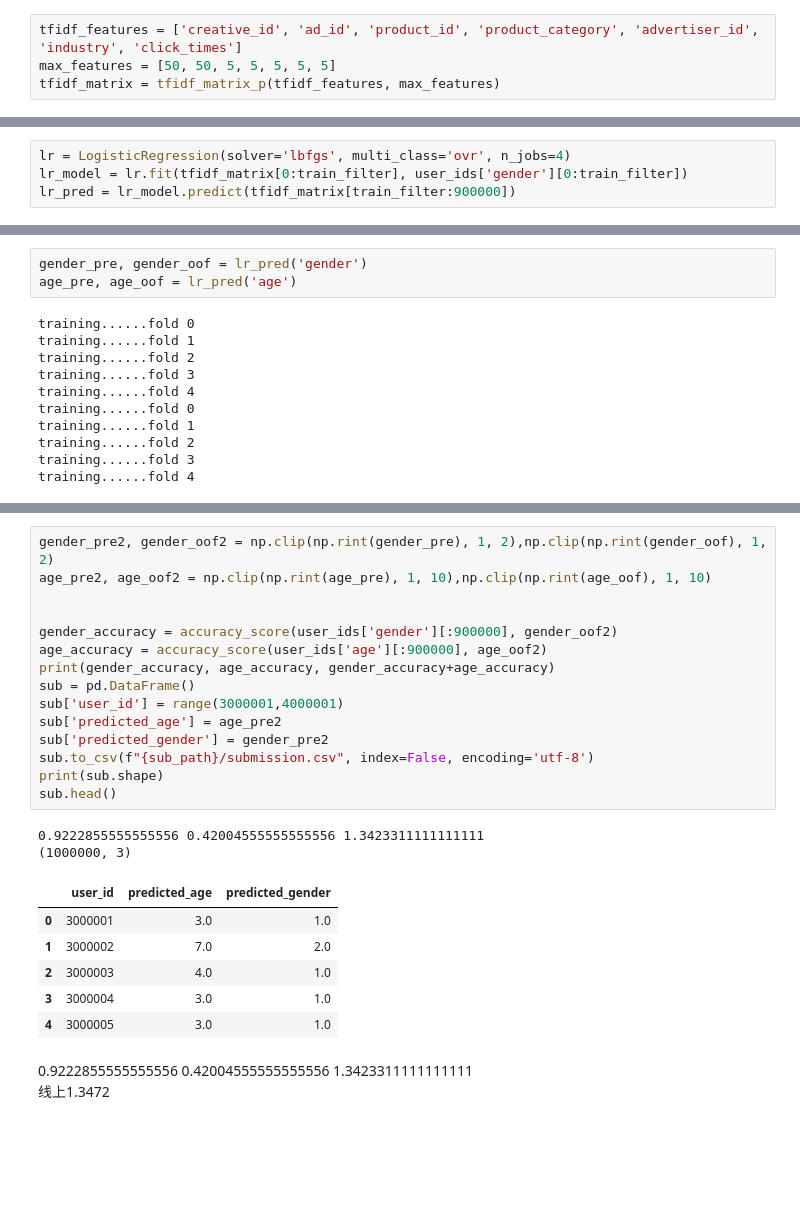
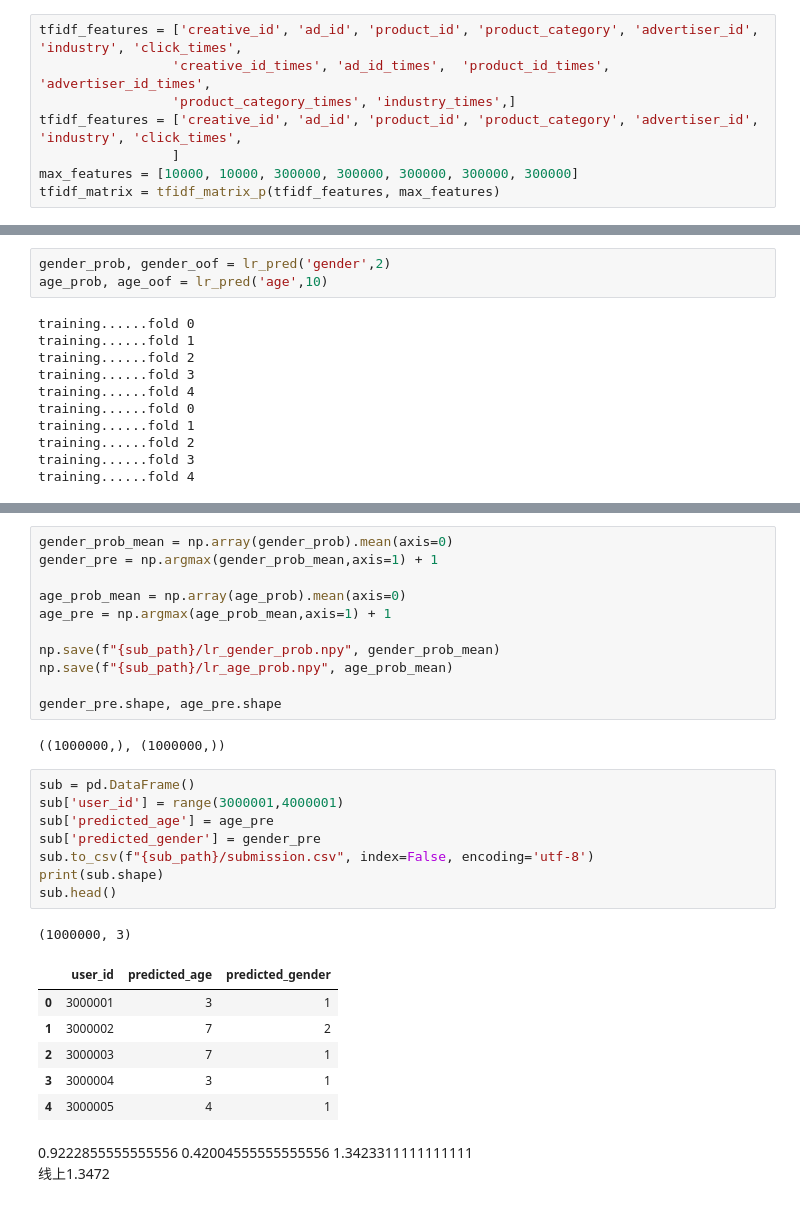
Before and after one commit to lhtlht/tencent2020, a Jupyter notebook: notebook/2_tfidf.ipynb, the cells around one changed output, grey strips where cells are left out. Saved outputs shown, nothing was run; the diff lists cells and outputs as text; blank space fills up the shorter version.

```diff
--- a/notebook/2_tfidf.ipynb
+++ b/notebook/2_tfidf.ipynb
@@ -77,7 +113,11 @@ def tfidf_matrix_p(features_list, min_dfs):
     print(f'tfidf matrix size:{tfidf_matrix.shape}')
     return tfidf_matrix
 # %%
-tfidf_features = ['creative_id', 'ad_id', 'product_id', 'product_category', 'advertiser_id', 'industry', 'click_times']
-max_features = [50, 50, 5, 5, 5, 5, 5]
+tfidf_features = ['creative_id', 'ad_id', 'product_id', 'product_category', 'advertiser_id', 'industry', 'click_times',
+                 'creative_id_times', 'ad_id_times',  'product_id_times', 'advertiser_id_times',
+                 'product_category_times', 'industry_times',]
+tfidf_features = ['creative_id', 'ad_id', 'product_id', 'product_category', 'advertiser_id', 'industry', 'click_times',
+                 ]
+max_features = [10000, 10000, 300000, 300000, 300000, 300000, 300000]
 tfidf_matrix = tfidf_matrix_p(tfidf_features, max_features)
 # %% [output]
@@ -200,7 +147,3 @@ else:
 
 
 0.91127 0.38208 1.29335
-# %%
-lr = LogisticRegression(solver='lbfgs', multi_class='ovr', n_jobs=4)
-lr_model = lr.fit(tfidf_matrix[0:train_filter], user_ids['gender'][0:train_filter])
-lr_pred = lr_model.predict(tfidf_matrix[train_filter:900000])
@@ -281,6 +196,6 @@ def lr_pred(pred_y):
 # %%
-gender_pre, gender_oof = lr_pred('gender')
-age_pre, age_oof = lr_pred('age')
+gender_prob, gender_oof = lr_pred('gender',2)
+age_prob, age_oof = lr_pred('age',10)
 # %% [output]
 training......fold 0
 training......fold 1
@@ -302,27 +222,32 @@ gender_accuracy,preds22.shape
+# %%
+gender_prob_mean = np.array(gender_prob).mean(axis=0)
+gender_pre = np.argmax(gender_prob_mean,axis=1) + 1
+
+age_prob_mean = np.array(age_prob).mean(axis=0)
+age_pre = np.argmax(age_prob_mean,axis=1) + 1
+
+np.save(f"{sub_path}/lr_gender_prob.npy", gender_prob_mean)
+np.save(f"{sub_path}/lr_age_prob.npy", age_prob_mean)
+
+gender_pre.shape, age_pre.shape
+# %% [output]
+((1000000,), (1000000,))
 # %%
-gender_pre2, gender_oof2 = np.clip(np.rint(gender_pre), 1, 2),np.clip(np.rint(gender_oof), 1, 2)
-age_pre2, age_oof2 = np.clip(np.rint(age_pre), 1, 10),np.clip(np.rint(age_oof), 1, 10)
-
-
-gender_accuracy = accuracy_score(user_ids['gender'][:900000], gender_oof2)
-age_accuracy = accuracy_score(user_ids['age'][:900000], age_oof2)
-print(gender_accuracy, age_accuracy, gender_accuracy+age_accuracy)
 sub = pd.DataFrame()
 sub['user_id'] = range(3000001,4000001)
-sub['predicted_age'] = age_pre2
-sub['predicted_gender'] = gender_pre2
+sub['predicted_age'] = age_pre
+sub['predicted_gender'] = gender_pre
 sub.to_csv(f"{sub_path}/submission.csv", index=False, encoding='utf-8')
 print(sub.shape)
 sub.head()
 # %% [output]
-0.9222855555555556 0.42004555555555556 1.3423311111111111
 (1000000, 3)
 |  | user_id | predicted_age | predicted_gender |
-| 0 | 3000001 | 3.0 | 1.0 |
-| 1 | 3000002 | 7.0 | 2.0 |
-| 2 | 3000003 | 4.0 | 1.0 |
-| 3 | 3000004 | 3.0 | 1.0 |
-| 4 | 3000005 | 3.0 | 1.0 |
+| 0 | 3000001 | 3 | 1 |
+| 1 | 3000002 | 7 | 2 |
+| 2 | 3000003 | 7 | 1 |
+| 3 | 3000004 | 3 | 1 |
+| 4 | 3000005 | 4 | 1 |
 # %% [markdown]
 0.9222855555555556 0.42004555555555556 1.3423311111111111
 线上1.3472
```
Also changed, not shown: parts of 13 cells of this notebook, 4 other files.
